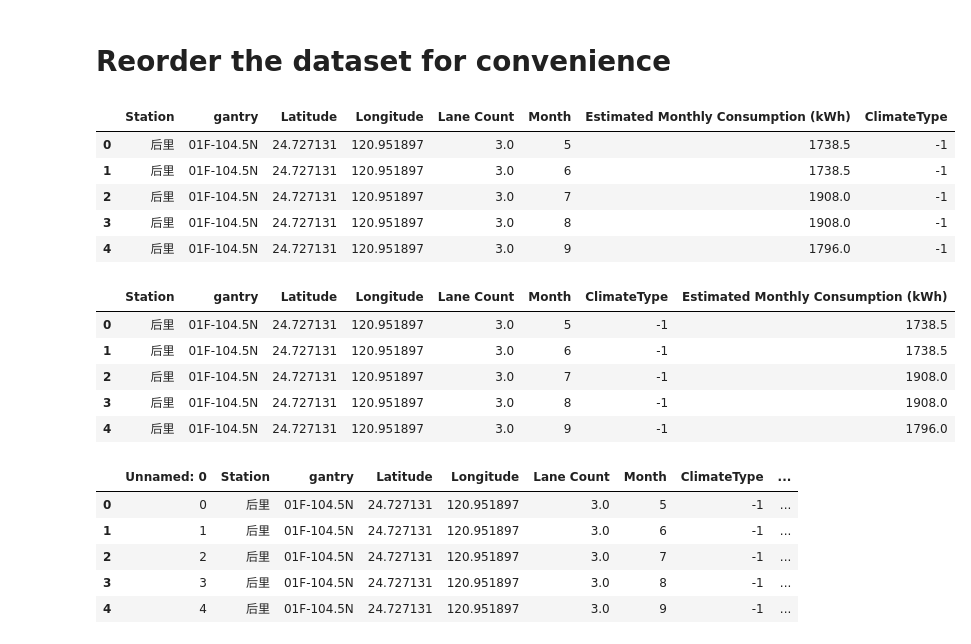
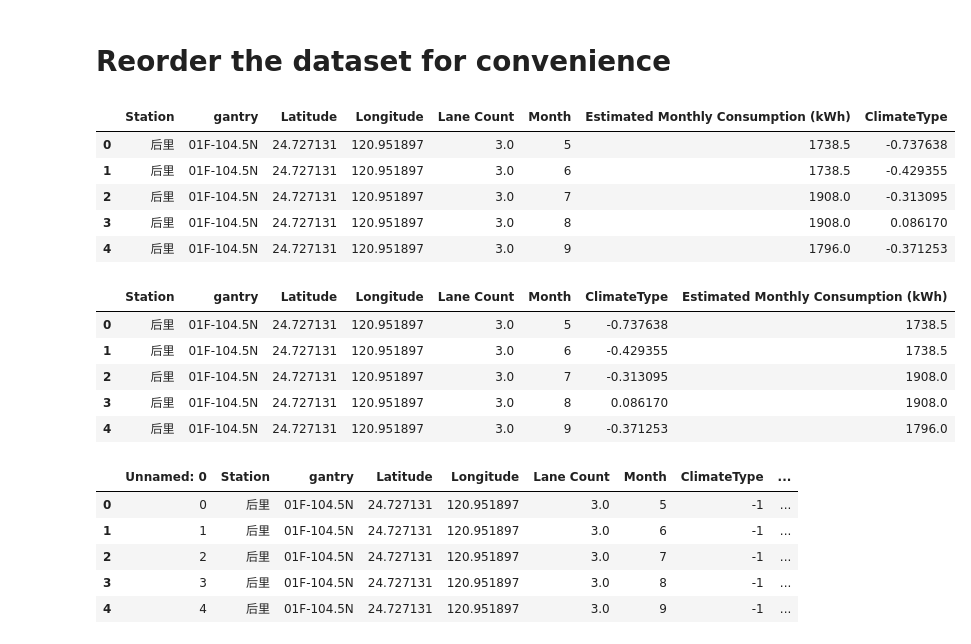
Before and after one commit to PauloWgDev/PowerConsumtionPrediction, a Jupyter notebook: Model/Consumption_Model_1.ipynb, the cells around one changed output. Drawn from its saved outputs; the diff is of its cells as text; code cells hidden in the pictures.

```diff
--- a/Model/Consumption_Model_1.ipynb
+++ b/Model/Consumption_Model_1.ipynb
@@ -4,17 +4,17 @@
 import pandas as pd
 import numpy as np
 # %%
-path = "../Clean Data/consumption_with_climate_label.csv"
+path = "../Clean Data/consumption_with_climate_score.csv"
 df = pd.read_csv(path)
 
-df.head
+df.head()
 # %% [output]
 |  | Station | gantry | Latitude | Longitude | Lane Count | Month | Estimated Monthly Consumption (kWh) | ClimateType |
-| 0 | 后里 | 01F-104.5N | 24.727131 | 120.951897 | 3.0 | 5 | 1738.5 | -1 |
-| 1 | 后里 | 01F-104.5N | 24.727131 | 120.951897 | 3.0 | 6 | 1738.5 | -1 |
-| 2 | 后里 | 01F-104.5N | 24.727131 | 120.951897 | 3.0 | 7 | 1908.0 | -1 |
-| 3 | 后里 | 01F-104.5N | 24.727131 | 120.951897 | 3.0 | 8 | 1908.0 | -1 |
-| 4 | 后里 | 01F-104.5N | 24.727131 | 120.951897 | 3.0 | 9 | 1796.0 | -1 |
+| 0 | 后里 | 01F-104.5N | 24.727131 | 120.951897 | 3.0 | 5 | 1738.5 | -0.737638 |
+| 1 | 后里 | 01F-104.5N | 24.727131 | 120.951897 | 3.0 | 6 | 1738.5 | -0.429355 |
+| 2 | 后里 | 01F-104.5N | 24.727131 | 120.951897 | 3.0 | 7 | 1908.0 | -0.313095 |
+| 3 | 后里 | 01F-104.5N | 24.727131 | 120.951897 | 3.0 | 8 | 1908.0 | 0.086170 |
+| 4 | 后里 | 01F-104.5N | 24.727131 | 120.951897 | 3.0 | 9 | 1796.0 | -0.371253 |
 # %%
 # Move 'Estimated Monthly Consumption (kWh)' to the end
 col = 'Estimated Monthly Consumption (kWh)'
@@ -23,11 +23,11 @@ df = df[[c for c in df.columns if c != col] + [col]]
 df.head()
 # %% [output]
 |  | Station | gantry | Latitude | Longitude | Lane Count | Month | ClimateType | Estimated Monthly Consumption (kWh) |
-| 0 | 后里 | 01F-104.5N | 24.727131 | 120.951897 | 3.0 | 5 | -1 | 1738.5 |
-| 1 | 后里 | 01F-104.5N | 24.727131 | 120.951897 | 3.0 | 6 | -1 | 1738.5 |
-| 2 | 后里 | 01F-104.5N | 24.727131 | 120.951897 | 3.0 | 7 | -1 | 1908.0 |
-| 3 | 后里 | 01F-104.5N | 24.727131 | 120.951897 | 3.0 | 8 | -1 | 1908.0 |
-| 4 | 后里 | 01F-104.5N | 24.727131 | 120.951897 | 3.0 | 9 | -1 | 1796.0 |
+| 0 | 后里 | 01F-104.5N | 24.727131 | 120.951897 | 3.0 | 5 | -0.737638 | 1738.5 |
+| 1 | 后里 | 01F-104.5N | 24.727131 | 120.951897 | 3.0 | 6 | -0.429355 | 1738.5 |
+| 2 | 后里 | 01F-104.5N | 24.727131 | 120.951897 | 3.0 | 7 | -0.313095 | 1908.0 |
+| 3 | 后里 | 01F-104.5N | 24.727131 | 120.951897 | 3.0 | 8 | 0.086170 | 1908.0 |
+| 4 | 后里 | 01F-104.5N | 24.727131 | 120.951897 | 3.0 | 9 | -0.371253 | 1796.0 |
 # %%
 df = pd.read_csv("../Clean Data/reorder_consumption_with_climate_label.csv")
 df.head()
```
Also changed, not shown: parts of 10 cells of this notebook, 7 other files.
